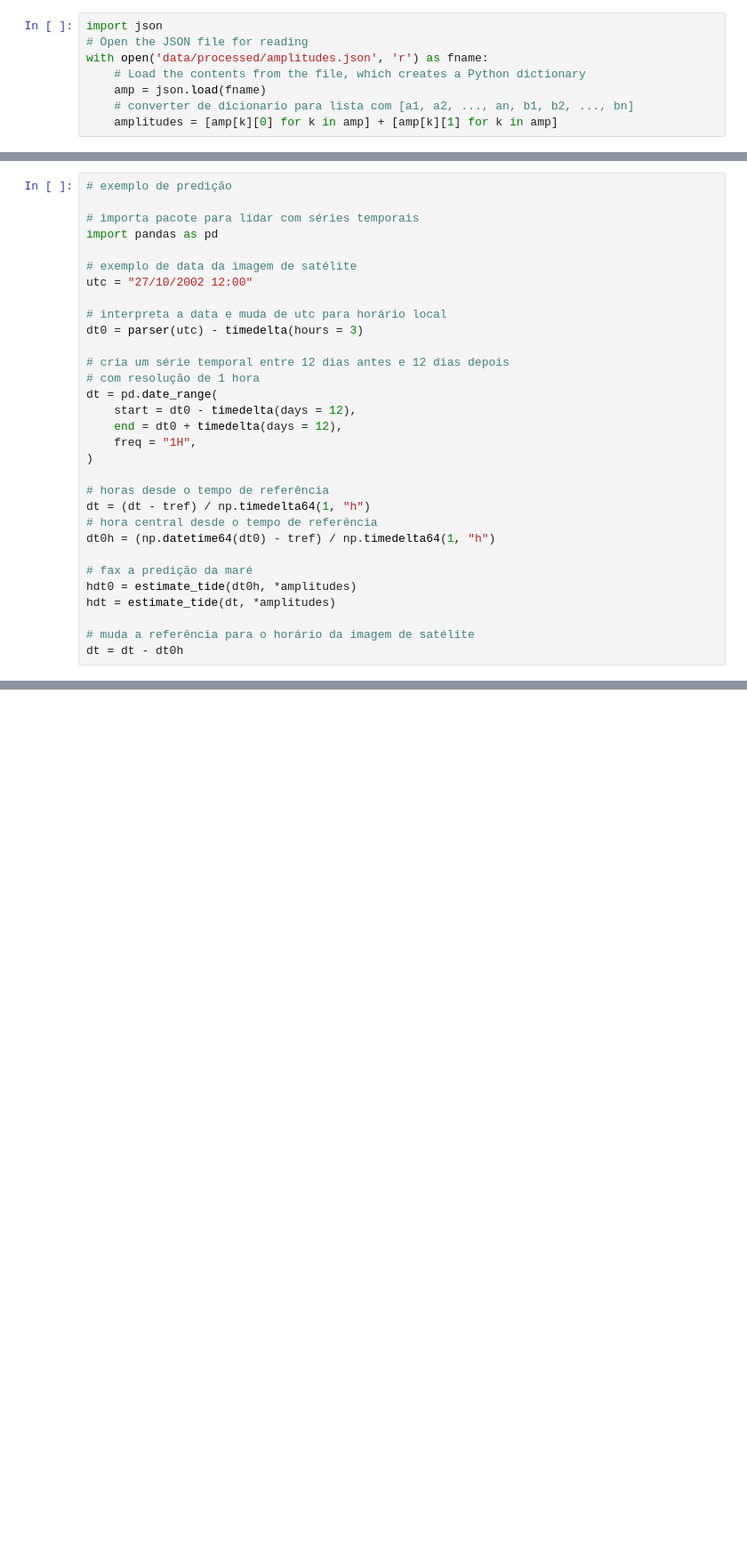
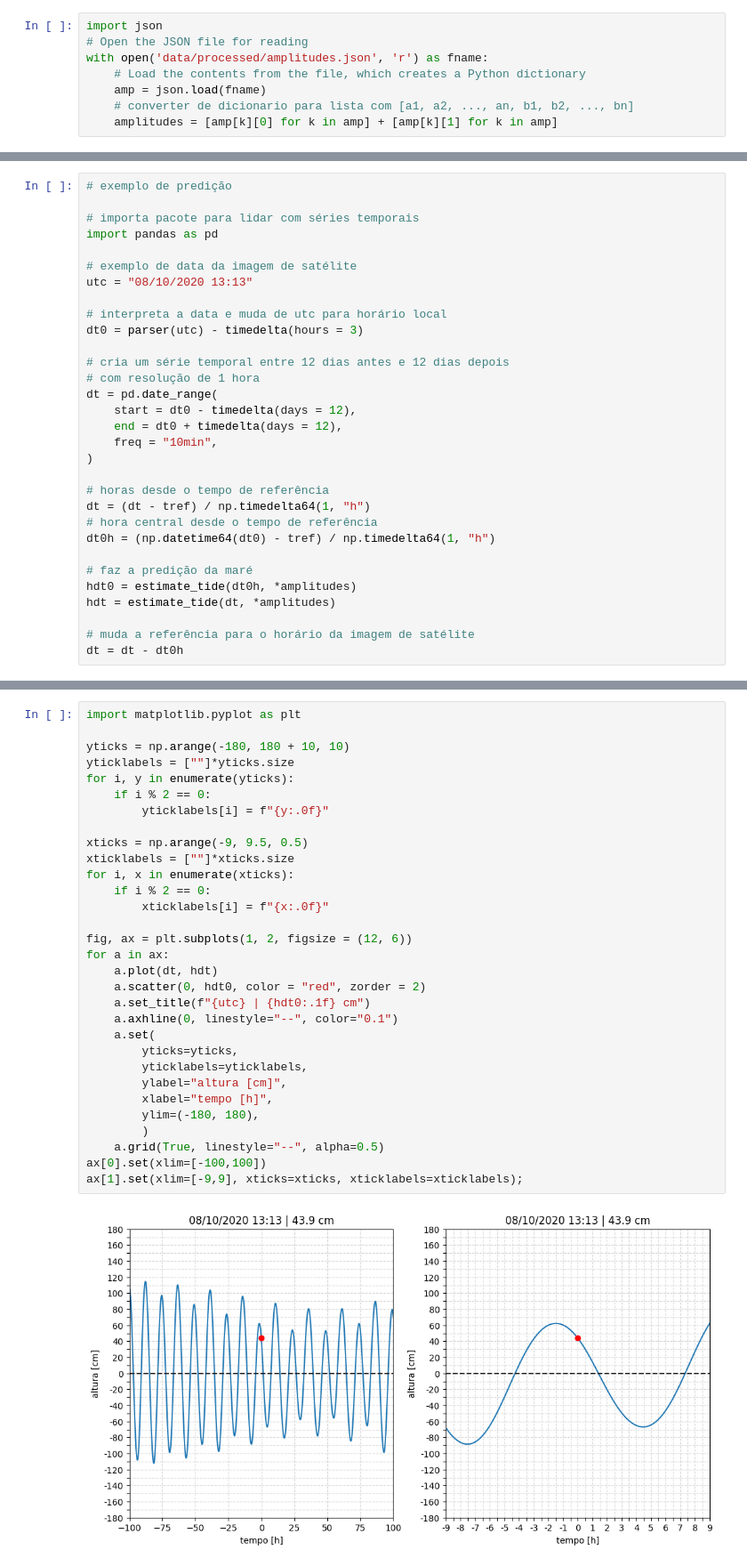
Before and after one commit to iuryt/tide_prediction_luiscorreia, a Jupyter notebook: src/tide_prediction.ipynb, the cells around one changed output, grey strips where cells are left out. Shown at 89% size. Drawn from its saved outputs; the diff is of its cells as text; blank space fills up the shorter version.

```diff
--- a/src/tide_prediction.ipynb
+++ b/src/tide_prediction.ipynb
@@ -77,7 +77,7 @@ def estimate_tide(t, *amplitudes, tide_constituents = tide_constituents):
 import pandas as pd
 
 # exemplo de data da imagem de satélite
-utc = "27/10/2002 12:00"
+utc = "08/10/2020 13:13"
 
 # interpreta a data e muda de utc para horário local
 dt0 = parser(utc) - timedelta(hours = 3)
@@ -87,7 +87,7 @@ dt0 = parser(utc) - timedelta(hours = 3)
 dt = pd.date_range(
     start = dt0 - timedelta(days = 12),
     end = dt0 + timedelta(days = 12),
-    freq = "1H",
+    freq = "10min",
 )
 
 # horas desde o tempo de referência
@@ -95,7 +95,7 @@ dt = (dt - tref) / np.timedelta64(1, "h")
 # hora central desde o tempo de referência
 dt0h = (np.datetime64(dt0) - tref) / np.timedelta64(1, "h")
 
-# fax a predição da maré
+# faz a predição da maré
 hdt0 = estimate_tide(dt0h, *amplitudes)
 hdt = estimate_tide(dt, *amplitudes)
 
@@ -116,2 +104,35 @@ Text(0.5, 0, 'tempo [h]')
+# %%
+import matplotlib.pyplot as plt
+
+yticks = np.arange(-180, 180 + 10, 10)
+yticklabels = [""]*yticks.size
+for i, y in enumerate(yticks):
+    if i % 2 == 0:
+        yticklabels[i] = f"{y:.0f}"
+
+xticks = np.arange(-9, 9.5, 0.5)
+xticklabels = [""]*xticks.size
+for i, x in enumerate(xticks):
+    if i % 2 == 0:
+        xticklabels[i] = f"{x:.0f}"
+
+fig, ax = plt.subplots(1, 2, figsize = (12, 6))
+for a in ax:
+    a.plot(dt, hdt)
+    a.scatter(0, hdt0, color = "red", zorder = 2)
+    a.set_title(f"{utc} | {hdt0:.1f} cm")
+    a.axhline(0, linestyle="--", color="0.1")
+    a.set(
+        yticks=yticks,
+        yticklabels=yticklabels,
+        ylabel="altura [cm]",
+        xlabel="tempo [h]",
+        ylim=(-180, 180),
+        )
+    a.grid(True, linestyle="--", alpha=0.5)
+ax[0].set(xlim=[-100,100])
+ax[1].set(xlim=[-9,9], xticks=xticks, xticklabels=xticklabels);
+# %% [output]
+[figure, added]
 # %%
 # lê os dados com as datas das imagens de satélite
```
Also changed, not shown: parts of 7 cells of this notebook, 2 other files.
